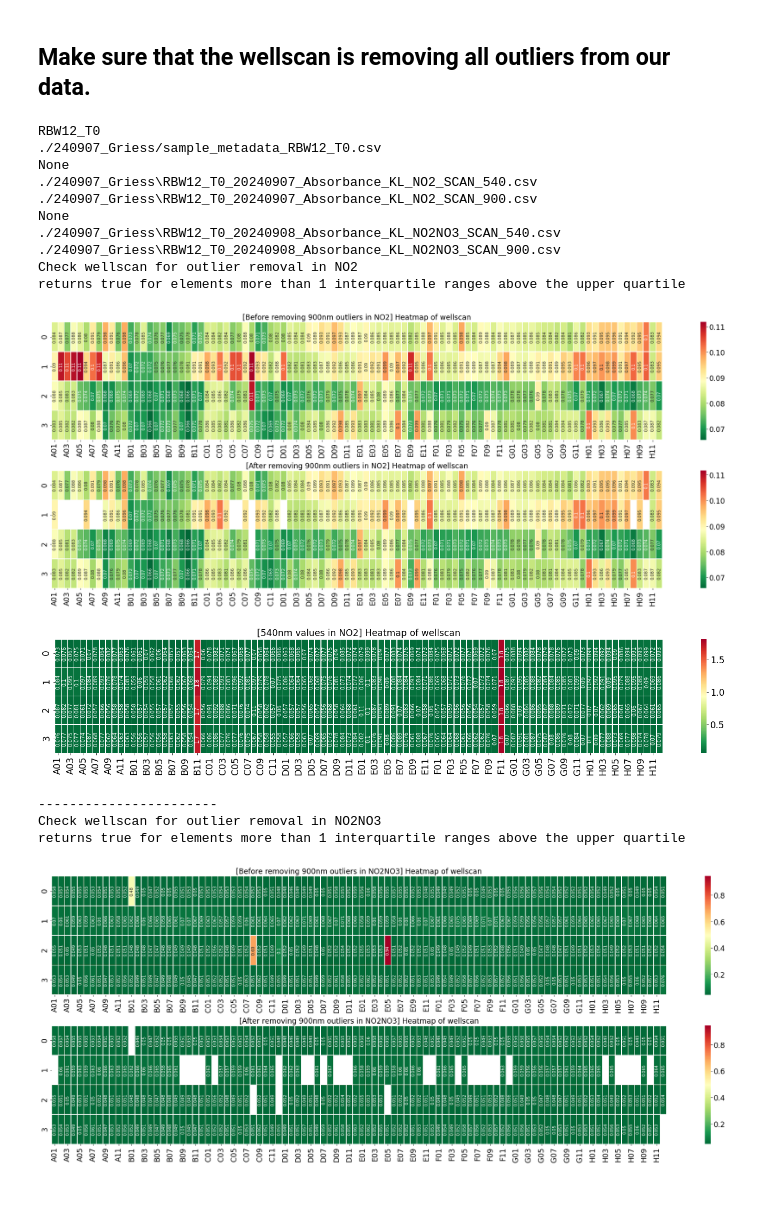
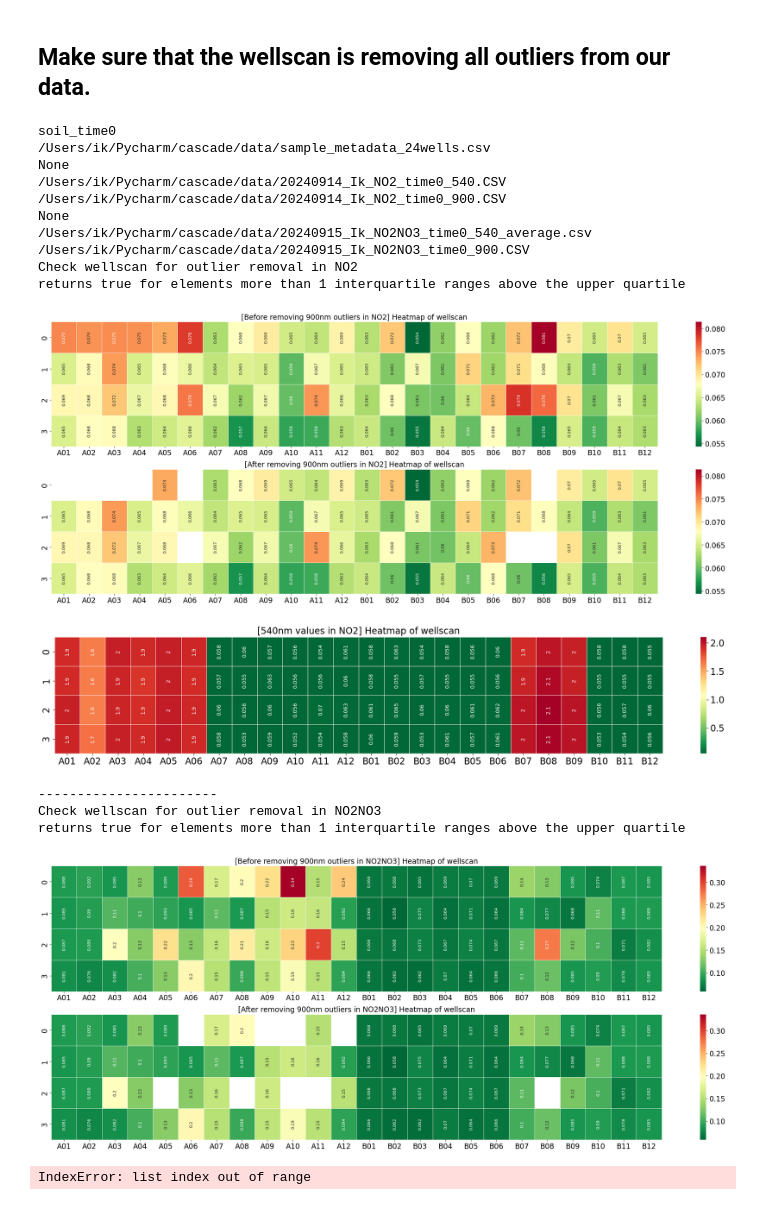
Before and after one commit to ikchangcho/cascade, a Jupyter notebook: plots_20240926.ipynb, the cells around one changed output. Cells and saved outputs as stored; diff of their text form; code cells hidden in the pictures.

```diff
--- a/plots_20240926.ipynb
+++ b/plots_20240926.ipynb
@@ -36,25 +40,25 @@ pylab.rcParams.update(params)
 ### (1) Using bubble removal using well scan (well quadrant bubble correction)
 # %%
 #fit griess assay model using standard curves
-std_meta_fn = '/Users/ik/Library/CloudStorage/OneDrive-TheUniversityofChicago/PlateReader/20240914_Ik_NO2_standard_540.CSV'
+std_meta_fn = '/Users/ik/Pycharm/cascade/data/standards_metadata.csv'
 print(std_meta_fn)
 std_no2_fn = None
 print(std_no2_fn)
-std_no2_540_fn = glob.glob("/Users/ik/Library/CloudStorage/OneDrive-TheUniversityofChicago/PlateReader/20240914_Ik_NO2_standard_540.CSV")[0]
+std_no2_540_fn = glob.glob("/Users/ik/Pycharm/cascade/data/20240914_Ik_NO2_standard_540.CSV")[0]
 print(std_no2_540_fn)
-std_no2_900_fn = glob.glob("/Users/ik/Library/CloudStorage/OneDrive-TheUniversityofChicago/PlateReader/20240914_Ik_NO2_standard_900.CSV")[0]
+std_no2_900_fn = glob.glob("/Users/ik/Pycharm/cascade/data/20240914_Ik_NO2_standard_900.CSV")[0]
 print(std_no2_900_fn)
 
 std_no2no3_fn = None
-std_no2no3_540_fn = glob.glob("/Users/ik/Library/CloudStorage/OneDrive-TheUniversityofChicago/PlateReader/20240914_Ik_NO2NO3_standard_540.CSV")[0]
+std_no2no3_540_fn = glob.glob("/Users/ik/Pycharm/cascade/data/20240914_Ik_NO2NO3_standard_540.CSV")[0]
 print(std_no2no3_540_fn)
-std_no2no3_900_fn = glob.glob("/Users/ik/Library/CloudStorage/OneDrive-TheUniversityofChicago/PlateReader/20240914_Ik_NO2NO3_standard_900.CSV")[0]
+std_no2no3_900_fn = glob.glob("/Users/ik/Pycharm/cascade/data/20240914_Ik_NO2NO3_standard_900.CSV")[0]
 print(std_no2no3_900_fn)
 
 # plot standard curve
 gr.plot_griess_fit(meta_fn = std_meta_fn, no2_fn = std_no2_fn, no2_540_fn=std_no2_540_fn, no2_900_fn=std_no2_900_fn, no2no3_fn=None, no2no3_540_fn = std_no2no3_540_fn, no2no3_900_fn = std_no2no3_900_fn)
 current_date = datetime.now().strftime("%Y%m%d")
-plt.savefig(f'/Users/ik/Library/CloudStorage/OneDrive-TheUniversityofChicago/Plots/{current_date}_standard_no2.png')
+plt.savefig(f'/Users/ik/Pycharm/cascade/plots/{current_date}_standard_no2.png')
 
 # fitted parameters
 fit_list = gr.fit_griess(meta_fn = std_meta_fn, no2_fn = std_no2_fn, no2_540_fn=std_no2_540_fn, no2_900_fn=std_no2_900_fn, no2no3_fn=None, no2no3_540_fn = std_no2no3_540_fn, no2no3_900_fn = std_no2no3_900_fn)
@@ -158,48 +162,49 @@ These wells had NaN values:  []
 # %%
 ## generate all sample names
 #l_soil = ["AW_plate1_2", "Starke3","Oxbow3","Washington2"]
-l_soil = ["RBW12","RBW34"]
-l_timepoint = ['T' + str(i) for i in range(0,10) ]
+l_soil = ['soil']
+l_timepoint = range(8)
 # %%
 # Loop through sample names
 for i in l_soil:
     for j in l_timepoint:
-        sample_name = i+"_"+j
+        sample_name = i+f"_time{j}"
         print(sample_name)
-        AW_plate1_2_T0_meta_fn = "./240907_Griess/sample_metadata_"+sample_name+".csv"
+        AW_plate1_2_T0_meta_fn = "/Users/ik/Pycharm/cascade/data/sample_metadata_24wells.csv"
         print(AW_plate1_2_T0_meta_fn)
         AW_plate1_2_T0_no2_fn = None
         print(AW_plate1_2_T0_no2_fn)
-        AW_plate1_2_T0_no2_540_fn = glob.glob("./240907_Griess/*"+sample_name+"_*NO2_SCAN_540*")[0]
+        AW_plate1_2_T0_no2_540_fn = glob.glob(f"/Users/ik/Pycharm/cascade/data/*_Ik_NO2_time{j}_540*")[0]
         print(AW_plate1_2_T0_no2_540_fn)
-        AW_plate1_2_T0_no2_900_fn = glob.glob("./240907_Griess/*"+sample_name+"_*NO2_SCAN_900*")[0]
+        AW_plate1_2_T0_no2_900_fn = glob.glob(f"/Users/ik/Pycharm/cascade/data/*_Ik_NO2_time{j}_900*")[0]
         print(AW_plate1_2_T0_no2_900_fn)
         AW_plate1_2_T0_no2no3_fn = None
         print(AW_plate1_2_T0_no2no3_fn)
-        AW_plate1_2_T0_no2no3_540_fn = glob.glob("./240907_Griess/*"+sample_name+"_*NO2NO3_SCAN_540*")[0]
+        AW_plate1_2_T0_no2no3_540_fn = glob.glob(f"/Users/ik/Pycharm/cascade/data/*_Ik_NO2NO3_time{j}_540*")[0]
         print(AW_plate1_2_T0_no2no3_540_fn)
-        AW_plate1_2_T0_no2no3_900_fn = glob.glob("./240907_Griess/*"+sample_name+"_*NO2NO3_SCAN_900*")[0]
+        AW_plate1_2_T0_no2no3_900_fn = glob.glob(f"/Users/ik/Pycharm/cascade/data/*_Ik_NO2NO3_time{j}_900*")[0]
         print(AW_plate1_2_T0_no2no3_900_fn)
 
-        gr.get_concentration_xlsx(excel_output = "./240907_Griess/Output/240907_Griess_"+sample_name+".xlsx",
+        gr.get_concentration_xlsx(excel_output = f"/Users/ik/Pycharm/cascade/data/{current_date}_{sample_name}.xlsx",
                                   no2_blank = no2_blank, no2no3_blank = no2no3_blank, g_fit = g_fit, v_fit = no3_fit,
                              meta_fn = AW_plate1_2_T0_meta_fn, no2_fn=None, no2_540_fn = AW_plate1_2_T0_no2_540_fn, no2_900_fn = AW_plate1_2_T0_no2_900_fn, no2no3_fn=None, no2no3_540_fn=AW_plate1_2_T0_no2no3_540_fn, no2no3_900_fn=AW_plate1_2_T0_no2no3_900_fn)
 
         print("--------------------------------------------------------------------------------------------------------------")
 # %% [output]
-RBW12_T0
-./240907_Griess/sample_metadata_RBW12_T0.csv
+soil_time0
+/Users/ik/Pycharm/cascade/data/sample_metadata_24wells.csv
 None
-./240907_Griess\RBW12_T0_20240907_Absorbance_KL_NO2_SCAN_540.csv
-./240907_Griess\RBW12_T0_20240907_Absorbance_KL_NO2_SCAN_900.csv
+/Users/ik/Pycharm/cascade/data/20240914_Ik_NO2_time0_540.CSV
+/Users/ik/Pycharm/cascade/data/20240914_Ik_NO2_time0_900.CSV
 None
-./240907_Griess\RBW12_T0_20240908_Absorbance_KL_NO2NO3_SCAN_540.csv
-./240907_Griess\RBW12_T0_20240908_Absorbance_KL_NO2NO3_SCAN_900.csv
+/Users/ik/Pycharm/cascade/data/20240915_Ik_NO2NO3_time0_540_average.csv
+/Users/ik/Pycharm/cascade/data/20240915_Ik_NO2NO3_time0_900.CSV
 Check wellscan for outlier removal in NO2
 returns true for elements more than 1 interquartile ranges above the upper quartile
-[figure, old version]
+[figure, new version]
-[figure, old version]
+[figure, new version]
 -----------------------
 Check wellscan for outlier removal in NO2NO3
 returns true for elements more than 1 interquartile ranges above the upper quartile
-[figure, old version]
+[figure, new version]
+IndexError: list index out of range
```
Also changed, not shown: parts of 6 cells of this notebook, 20 other files.
